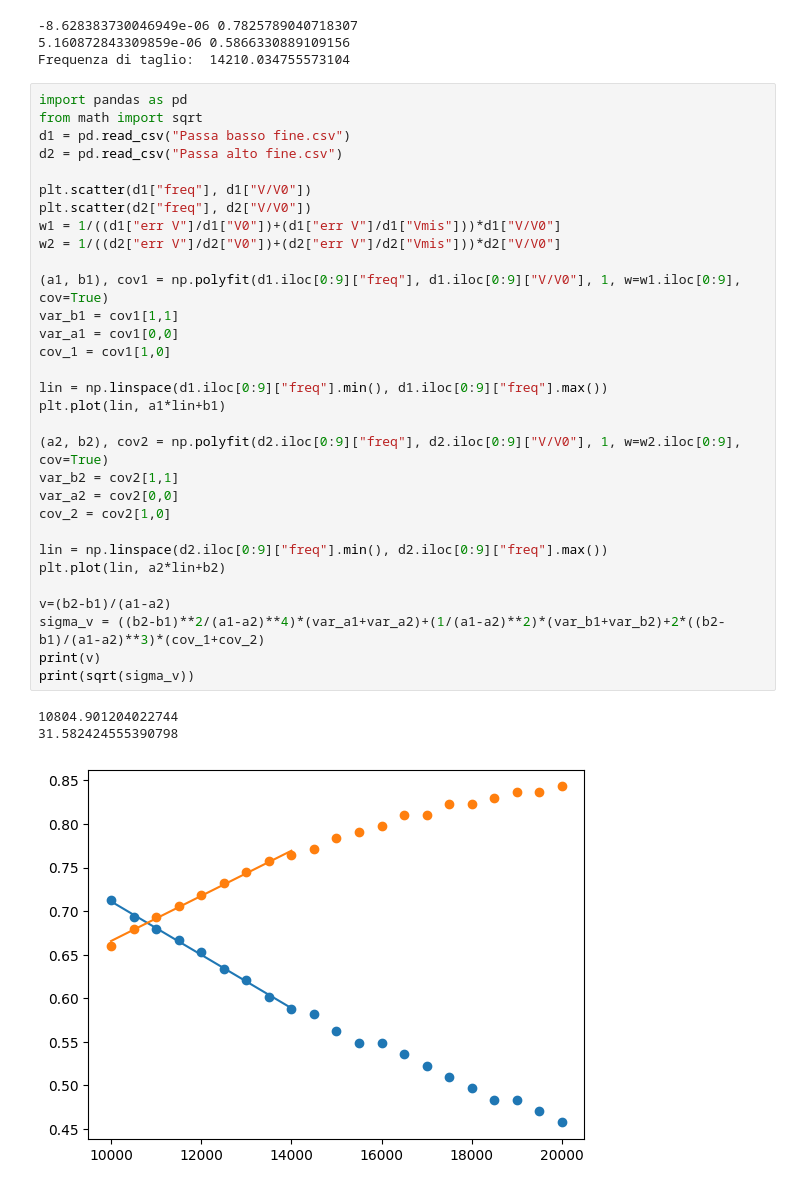
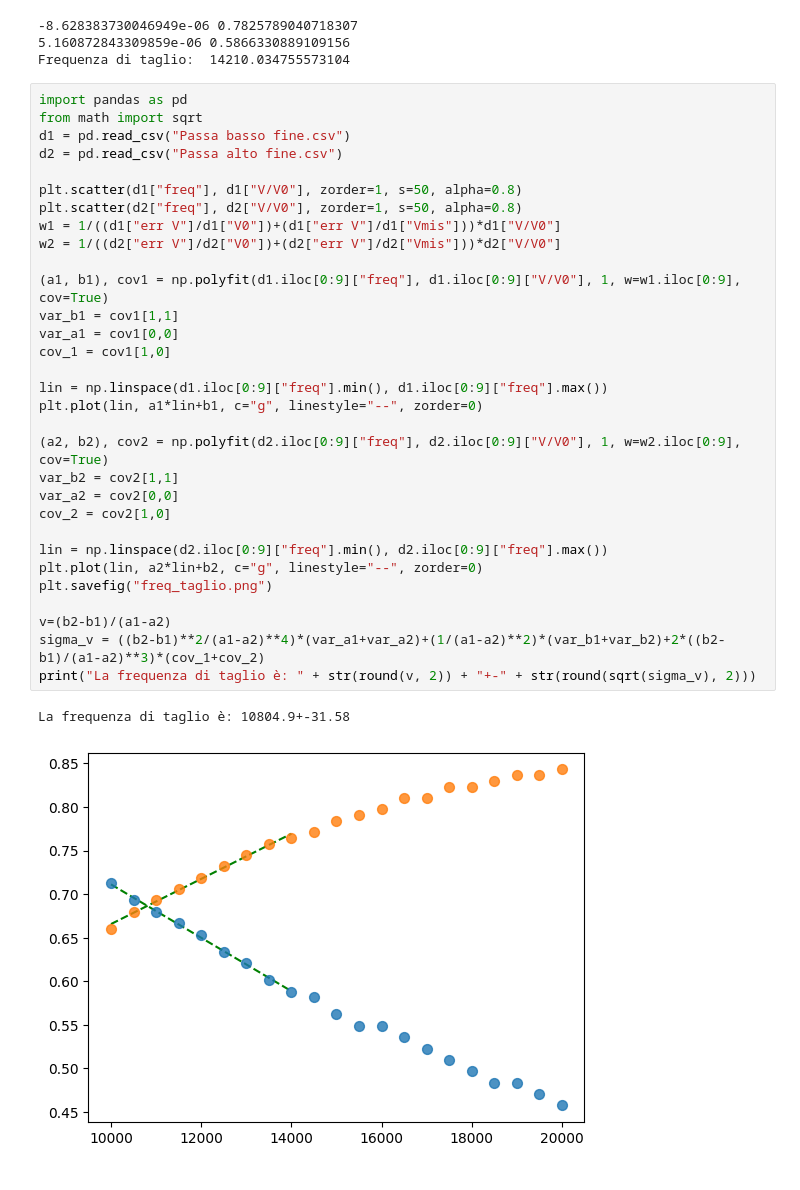
Before and after one commit to felix-anto/lab2, a Jupyter notebook: Terza esperienza/Terza esperienza.ipynb, the cells around one changed output. Cells and saved outputs as stored; diff of their text form.

```diff
--- a/Terza esperienza/Terza esperienza.ipynb
+++ b/Terza esperienza/Terza esperienza.ipynb
@@ -30,38 +50,37 @@ Frequenza di taglio:  14210.034755573104
 # %%
 import pandas as pd
 from math import sqrt
 d1 = pd.read_csv("Passa basso fine.csv")
 d2 = pd.read_csv("Passa alto fine.csv")
 
-plt.scatter(d1["freq"], d1["V/V0"])
-plt.scatter(d2["freq"], d2["V/V0"])
+plt.scatter(d1["freq"], d1["V/V0"], zorder=1, s=50, alpha=0.8)
+plt.scatter(d2["freq"], d2["V/V0"], zorder=1, s=50, alpha=0.8)
 w1 = 1/((d1["err V"]/d1["V0"])+(d1["err V"]/d1["Vmis"]))*d1["V/V0"]
 w2 = 1/((d2["err V"]/d2["V0"])+(d2["err V"]/d2["Vmis"]))*d2["V/V0"]
 
 (a1, b1), cov1 = np.polyfit(d1.iloc[0:9]["freq"], d1.iloc[0:9]["V/V0"], 1, w=w1.iloc[0:9], cov=True)
 var_b1 = cov1[1,1]
 var_a1 = cov1[0,0]
 cov_1 = cov1[1,0]
 
 lin = np.linspace(d1.iloc[0:9]["freq"].min(), d1.iloc[0:9]["freq"].max())
-plt.plot(lin, a1*lin+b1)
+plt.plot(lin, a1*lin+b1, c="g", linestyle="--", zorder=0)
 
 (a2, b2), cov2 = np.polyfit(d2.iloc[0:9]["freq"], d2.iloc[0:9]["V/V0"], 1, w=w2.iloc[0:9], cov=True)
 var_b2 = cov2[1,1]
 var_a2 = cov2[0,0]
 cov_2 = cov2[1,0]
 
 lin = np.linspace(d2.iloc[0:9]["freq"].min(), d2.iloc[0:9]["freq"].max())
-plt.plot(lin, a2*lin+b2)
+plt.plot(lin, a2*lin+b2, c="g", linestyle="--", zorder=0)
+plt.savefig("freq_taglio.png")
 
 v=(b2-b1)/(a1-a2)
 sigma_v = ((b2-b1)**2/(a1-a2)**4)*(var_a1+var_a2)+(1/(a1-a2)**2)*(var_b1+var_b2)+2*((b2-b1)/(a1-a2)**3)*(cov_1+cov_2)
-print(v)
-print(sqrt(sigma_v))
+print("La frequenza di taglio è: " + str(round(v, 2)) + "+-" + str(round(sqrt(sigma_v), 2)))
 # %% [output]
-10804.901204022744
-31.582424555390798
+La frequenza di taglio è: 10804.9+-31.58
-[figure, old version]
+[figure, new version]
 # %%
 from lcapy import Circuit
 rc = Circuit("""
```
Also changed, not shown: parts of 4 cells of this notebook, 4 other files.
